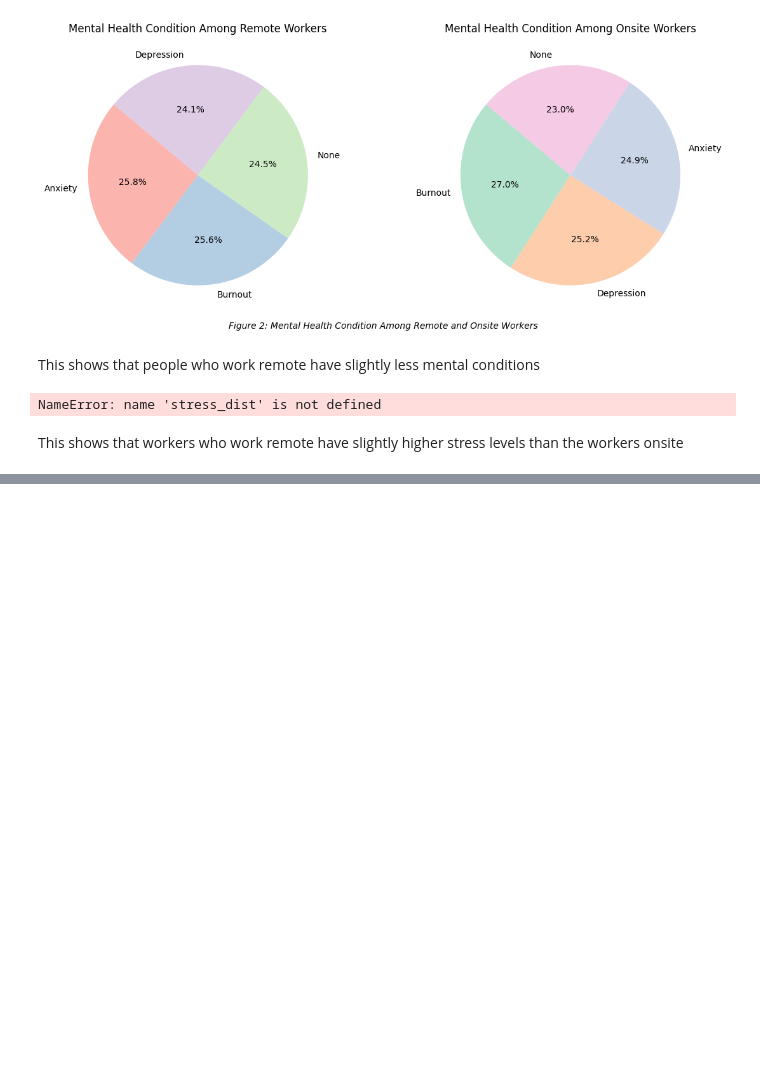
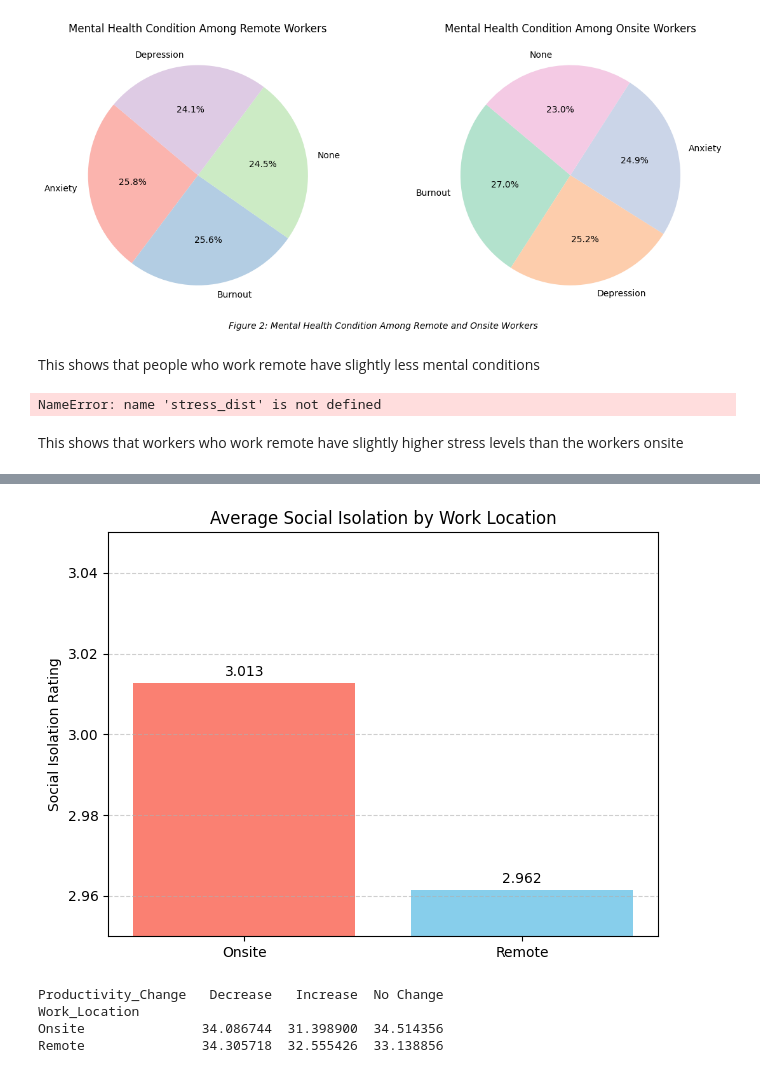
Before and after one commit to DiazWiersma/data-story, a Jupyter notebook: _build/jupyter_execute/docs/Graphs/Graphs.ipynb, the cells around one changed output, grey strips where cells are left out. Saved outputs shown, nothing was run; the diff lists cells and outputs as text; code cells hidden in the pictures; blank space fills up the shorter version.

```diff
--- a/_build/jupyter_execute/docs/Graphs/Graphs.ipynb
+++ b/_build/jupyter_execute/docs/Graphs/Graphs.ipynb
@@ -105,0 +149,46 @@ This shows that workers who work remote have slightly higher stress levels than
+# %%
+import matplotlib.pyplot as plt
+
+avg_isolation = {
+    'Onsite': 3.0128,
+    'Remote': 2.9615
+}
+
+plt.bar(avg_isolation.keys(), avg_isolation.values(), color=['salmon', 'skyblue'])
+plt.title('Average Social Isolation by Work Location')
+plt.ylabel('Social Isolation Rating')
+
+# Zoom in on y-axis to highlight the small difference
+plt.ylim(2.95, 3.05)  # Focusing on the narrow range
+
+# Add exact values on top of bars
+for i, (label, value) in enumerate(avg_isolation.items()):
+    plt.text(i, value + 0.001, f"{value:.3f}", ha='center', va='bottom', fontsize=10)
+
+plt.grid(axis='y', linestyle='--', alpha=0.6)
+plt.tight_layout()
+plt.show()
+# %% [output]
+[figure, added]
+# %%
+import pandas as pd
+import matplotlib.pyplot as plt
+
+# Load dataset
+df = pd.read_csv('Impact_of_Remote_Work_on_Mental_Health.csv')
+
+# Filter for Remote and Onsite only
+filtered_df = df[df['Work_Location'].isin(['Remote', 'Onsite'])].copy()
+
+# Calculate counts for each category in Productivity_Change by Work_Location
+counts = filtered_df.groupby(['Work_Location', 'Productivity_Change']).size().unstack(fill_value=0)
+
+# Convert counts to percentages
+percentages = counts.divide(counts.sum(axis=1), axis=0) * 100
+
+print(percentages)
+# %% [output]
+Productivity_Change   Decrease   Increase  No Change
+Work_Location
+Onsite               34.086744  31.398900  34.514356
+Remote               34.305718  32.555426  33.138856
```
Also changed, not shown: parts of 1 cell of this notebook, 27 other files.
